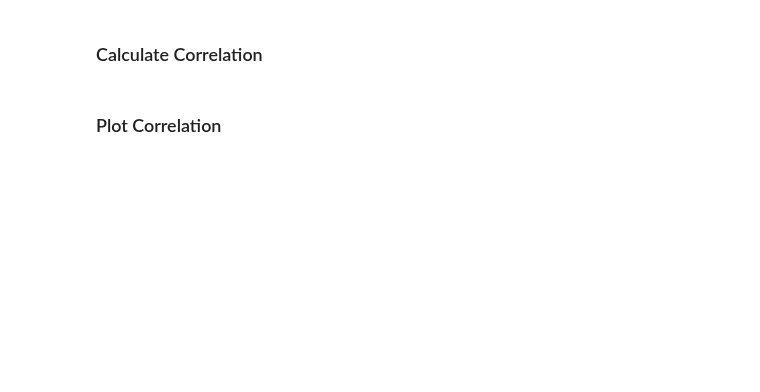
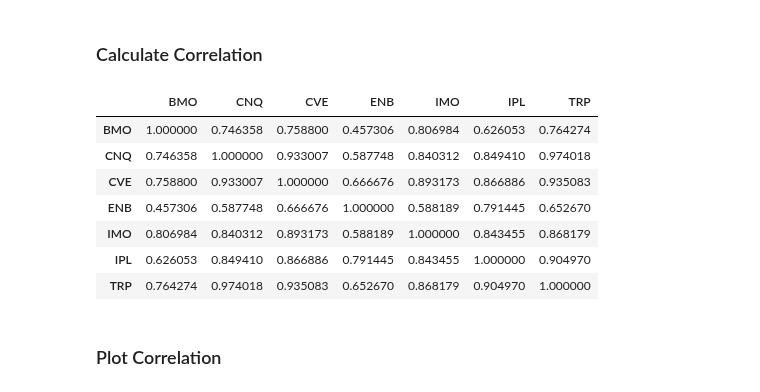
Before and after one commit to juil/fintech-uoftbootcamp, a Jupyter notebook: week04/class1/Class 1 (5 Dec)/Activities/02-Stu_Correlation/Unsolved/diversification.ipynb, the cells around one changed output. Saved outputs shown, nothing was run; the diff lists cells and outputs as text; code cells hidden in the pictures; blank space fills up the shorter version.

```diff
--- a/week04/class1/Class 1 (5 Dec)/Activities/02-Stu_Correlation/Unsolved/diversification.ipynb
+++ b/week04/class1/Class 1 (5 Dec)/Activities/02-Stu_Correlation/Unsolved/diversification.ipynb
@@ -35,6 +83,17 @@ bmo_df.head()
 ### Calculate Correlation
 # %%
 # Use the `corr` function to calculate correlations for each stock pair
+correlation = stocks.corr()
+correlation
+# %% [output]
+|  | BMO | CNQ | CVE | ENB | IMO | IPL | TRP |
+| BMO | 1.000000 | 0.746358 | 0.758800 | 0.457306 | 0.806984 | 0.626053 | 0.764274 |
+| CNQ | 0.746358 | 1.000000 | 0.933007 | 0.587748 | 0.840312 | 0.849410 | 0.974018 |
+| CVE | 0.758800 | 0.933007 | 1.000000 | 0.666676 | 0.893173 | 0.866886 | 0.935083 |
+| ENB | 0.457306 | 0.587748 | 0.666676 | 1.000000 | 0.588189 | 0.791445 | 0.652670 |
+| IMO | 0.806984 | 0.840312 | 0.893173 | 0.588189 | 1.000000 | 0.843455 | 0.868179 |
+| IPL | 0.626053 | 0.849410 | 0.866886 | 0.791445 | 0.843455 | 1.000000 | 0.904970 |
+| TRP | 0.764274 | 0.974018 | 0.935083 | 0.652670 | 0.868179 | 0.904970 | 1.000000 |
 # %% [markdown]
 ### Plot Correlation
 # %%
```
Also changed, not shown: parts of 8 cells of this notebook.
